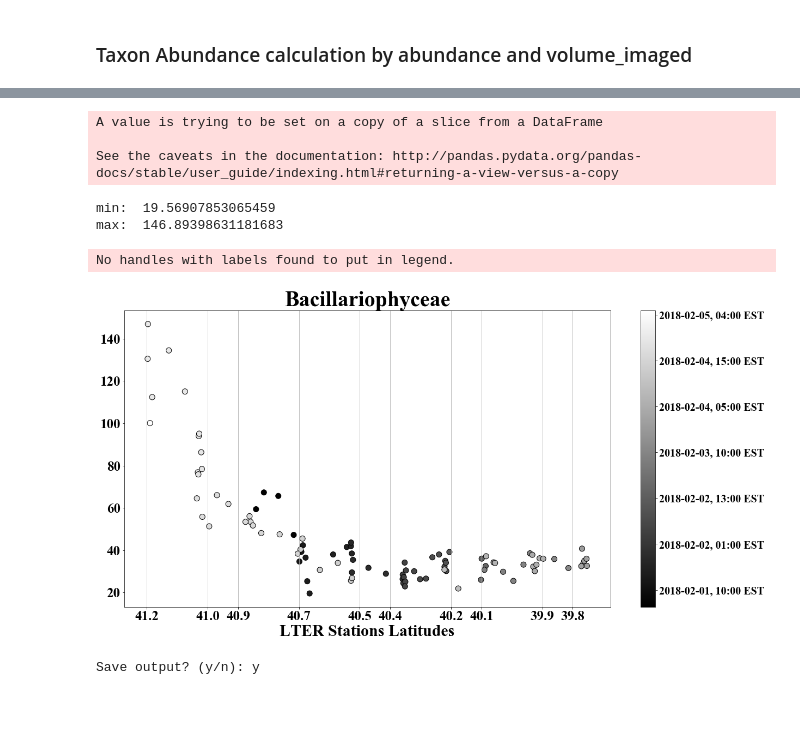
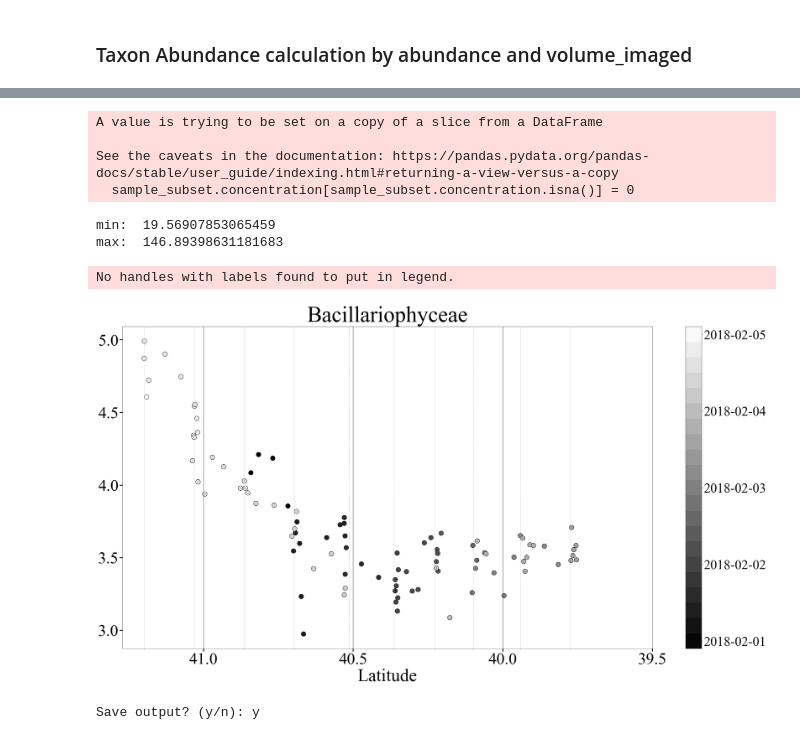
Before and after one commit to klqi/EDI-NES-LTER-2019, a Jupyter notebook: taxon_abundance/taxon_abundance_geographic_analysis.ipynb, the cells around one changed output, grey strips where cells are left out. Cells and saved outputs as stored; diff of their text form; code cells hidden in the pictures; blank space fills up the shorter version.

```diff
--- a/taxon_abundance/taxon_abundance_geographic_analysis.ipynb
+++ b/taxon_abundance/taxon_abundance_geographic_analysis.ipynb
@@ -189,6 +190,8 @@ else:
     sample_subset['concentration'] = sample_subset.roi.astype(float)/sample_subset.volume_imaged.astype(float)
     # convert to float
     sample_subset.concentration = sample_subset.concentration.astype(float)
+    # make log concentration
+    sample_subset['log_concentration'] = np.log(sample_subset['concentration']).astype(float)
 # %% [markdown]
 ### Matching code in Taxon Abundance and Biovolume for next 2 cells
 
@@ -233,7 +238,8 @@ else:
 # %% [output]
 A value is trying to be set on a copy of a slice from a DataFrame
 
-See the caveats in the documentation: http://pandas.pydata.org/pandas-docs/stable/user_guide/indexing.html#returning-a-view-versus-a-copy
+See the caveats in the documentation: https://pandas.pydata.org/pandas-docs/stable/user_guide/indexing.html#returning-a-view-versus-a-copy
+  sample_subset.concentration[sample_subset.concentration.isna()] = 0
 # %%
 # check which dataset type
 if (dataset_type == 'both'):
@@ -256,7 +262,7 @@ min:  19.56907853065459
 max:  146.89398631181683
 # %%
 # take duplicate latitudes and add their concentrations together
-fig, ax = plt.subplots(figsize=(20,10))
+fig, ax = plt.subplots(figsize=(40,20))
 # use unstack()
 if (dataset_type == 'both'):
     grouped = auto_sample_subset.groupby(['gps_furuno_latitude', 'higherClassification_group_automated']).sum()['concentration']
@@ -265,48 +271,65 @@ if (dataset_type == 'both'):
     grouped.unstack().plot(ax=ax, marker='o', color='red', markersize=10, label="Manual", linestyle='').grid(axis='x')
     L=plt.legend(title=None, prop={"size":20, "family": "Times New Roman"})
     if (analysis_type != 'All'):
         L.get_texts()[0].set_text('automated')
         L.get_texts()[1].set_text('manual')
 else:
     grouped = sample_subset.groupby(['gps_furuno_latitude', 'higherClassification_group_{}'.format(dataset_type)]).sum()['concentration']
     # grouped.unstack().plot(ax=ax, marker='o', markersize=10, linestyle='',c='black').grid(axis='x')
-    sample_subset.plot.scatter(x='gps_furuno_latitude', y='concentration',
+    sample_subset.plot.scatter(x='gps_furuno_latitude', y='log_concentration',
                           ax=ax, marker='o', c=sample_subset.date,
-                          cmap='gray', edgecolors='black', s=100).grid(axis='x')
+                          cmap='gray', edgecolors='black', s=250).grid(axis='x')
+
     # set color bar
-    cb = ax.collections[-1].colorbar
+    #cb = plt.colorbar()
+    sm = plt.cm.ScalarMappable(cmap='gray')
+    sm.set_array([])
+    cb = plt.colorbar(sm, ticks=np.linspace(0,2,5),
+             boundaries=np.arange(-0.05,2.1,.1))
     # stupid stupid color bar, sort indices first
-    indices = [sample_subset.date[i] for i in np.linspace(0,grouped.shape[0]-1,7).astype(int)]
-    cb.ax.set_yticklabels([index.strftime('%Y-%m-%d, %H:00 EST') for index in indices])
-    cb.ax.tick_params(labelsize=20)
+    indices = [sample_subset.date[i] for i in np.linspace(0,grouped.shape[0]-1,5).astype(int)]
+    cb.ax.set_yticklabels([index.strftime('%Y-%m-%d') for index in indices])
+    cb.ax.tick_params(labelsize=45)
     # set stupid font
     for l in cb.ax.yaxis.get_ticklabels():
         l.set_family("Times New Roman")
 # add titles and axes labels
-plt.xlabel('LTER Stations Latitudes', size = 30, fontname="Times New Roman")
+plt.xlabel('Latitude', size = 60, fontname="Times New Roman")
 plt.ylabel('')
-#plt.ylabel('Concentration (#/mL)', size = 25, fontname="Times New Roman")
-plt.title(analysis_type, size = 40, fontname="Times New Roman")
+plt.title(analysis_type, size = 75, fontname="Times New Roman")
 # set stations as tick marks, separate into secondary xticks with labels
-#labels=[41.1967, 41.03, 40.8633, 40.6967, 40.5133, 40.3633, 40.2267, 40.0983, 39.94, 39.7733]
-labels=[41.2, 41.0, 40.9, 40.7, 40.5, 40.4, 40.2, 40.1, 39.9, 39.8]
-ax.set_xticks(labels)
+labels=[41.1967, 41.03, 40.8633, 40.6967, 40.5133, 40.3633, 40.2267, 40.0983, 39.94, 39.7733]
+#labels=[41.2, 41.0, 40.9, 40.7, 40.5, 40.4, 40.2, 40.1, 39.9, 39.8]
+ax.set_xticks(np.arange(39.5, 41.5,0.5))
 # invert x axis
 ax.invert_xaxis()
-ax.legend(title=None, prop={"size":20, "family": "Times New Roman"})
+
+# set x minor axis for grids
+minor_locator = FixedLocator(labels)
+plt.gca().xaxis.set_minor_locator(minor_locator)
+plt.grid(which='minor', linestyle='--')
+plt.grid(which='major', linestyle='-', color='black', axis='x')
+
+# set fixed ylim max
+#plt.gca().set_ylim(top=5)
+plt.yticks(np.arange(np.rint(np.min(sample_subset['log_concentration'])), np.rint(np.max(sample_subset['log_concentration']))+0.5, 0.5))
+
+ax.legend(title=None, prop={"size":35, "family": "Times New Roman"})
 ax.get_legend().remove()
 # plt.rcParams["font.family"] = "Times New Roman"
-ax.tick_params(axis='both', which='major', labelsize=25)
+ax.tick_params(axis='both', which='major', labelsize=25, width=3, length=10)
 # set tick marks font
 for tick in ax.get_xticklabels():
     tick.set_fontname("Times New Roman")
+    tick.set_fontsize(55)
 for tick in ax.get_yticklabels():
     tick.set_fontname("Times New Roman")
+    tick.set_fontsize(55)
 fig = plt.gcf()
 plt.show()
 # %% [output]
 No handles with labels found to put in legend.
-[figure, old version]
+[figure, new version]
 # %%
 # Ask user if want to save graphs
 while (True):
```
Also changed, not shown: parts of 2 cells of this notebook, 14 other files.
